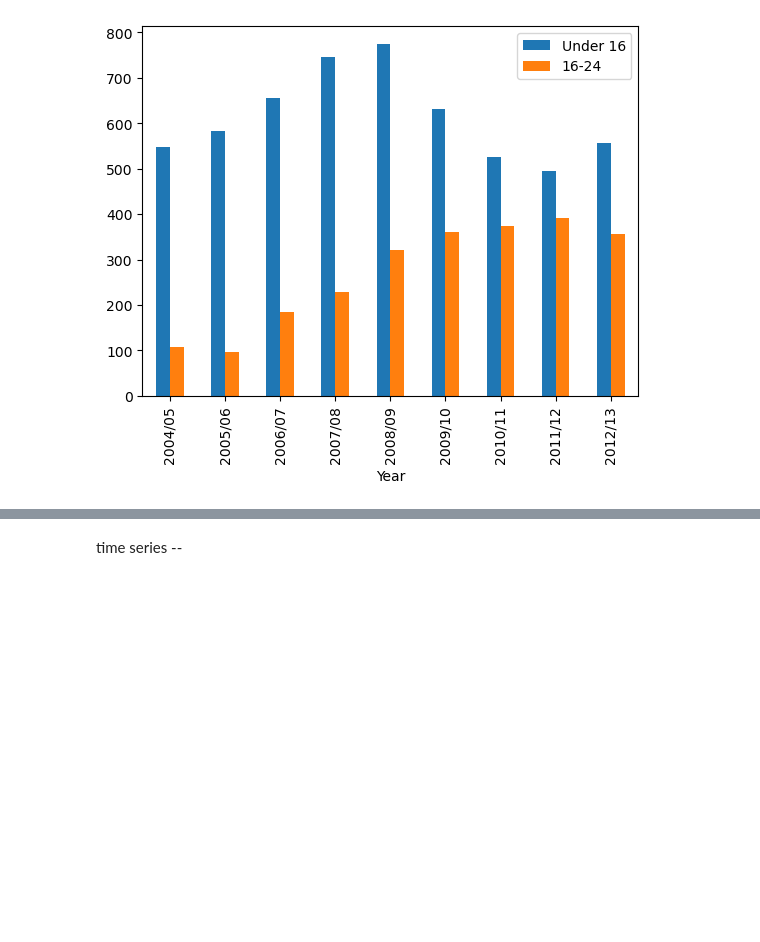
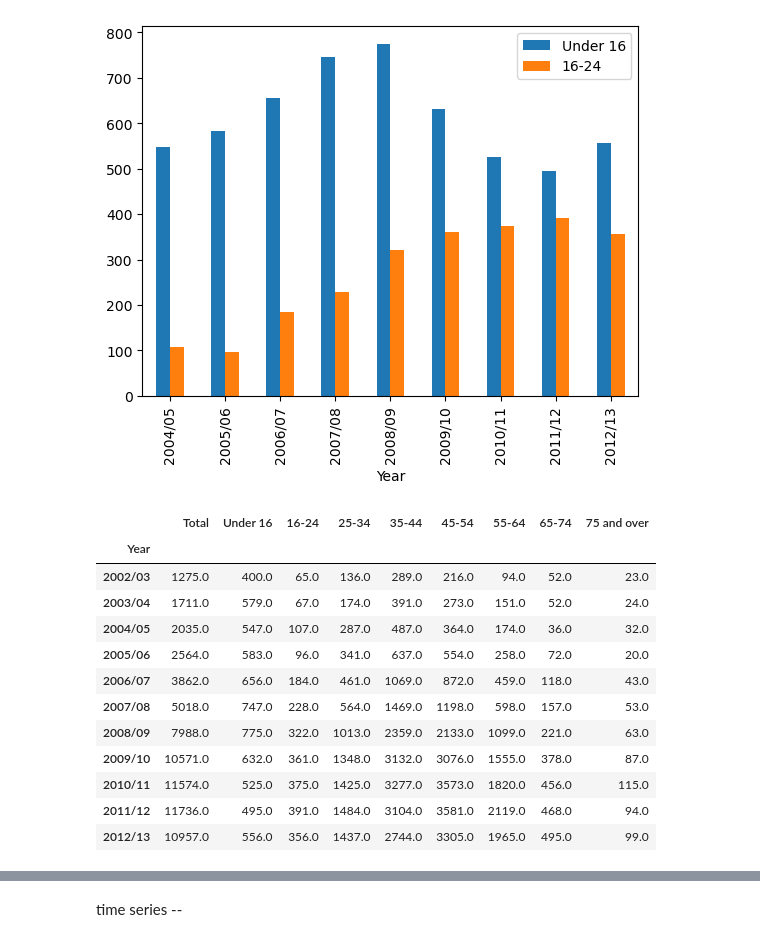
Before and after one commit to jennyaurelia/H8_1033, a Jupyter notebook: sesi6notes.ipynb, the cells around one changed output, grey strips where cells are left out. Cells and saved outputs as stored; diff of their text form; code cells hidden in the pictures; blank space fills up the shorter version.

```diff
--- a/sesi6notes.ipynb
+++ b/sesi6notes.ipynb
@@ -294,0 +297,16 @@ data_obes.loc[data_obes.Total > 2000, ['Under 16','16-24']].plot(kind='bar')
+# %%
+data_obes
+# %% [output]
+|  | Total | Under 16 | 16-24 | 25-34 | 35-44 | 45-54 | 55-64 | 65-74 | 75 and over |
+| Year |  |  |  |  |  |  |  |  |  |
+| 2002/03 | 1275.0 | 400.0 | 65.0 | 136.0 | 289.0 | 216.0 | 94.0 | 52.0 | 23.0 |
+| 2003/04 | 1711.0 | 579.0 | 67.0 | 174.0 | 391.0 | 273.0 | 151.0 | 52.0 | 24.0 |
+| 2004/05 | 2035.0 | 547.0 | 107.0 | 287.0 | 487.0 | 364.0 | 174.0 | 36.0 | 32.0 |
+| 2005/06 | 2564.0 | 583.0 | 96.0 | 341.0 | 637.0 | 554.0 | 258.0 | 72.0 | 20.0 |
+| 2006/07 | 3862.0 | 656.0 | 184.0 | 461.0 | 1069.0 | 872.0 | 459.0 | 118.0 | 43.0 |
+| 2007/08 | 5018.0 | 747.0 | 228.0 | 564.0 | 1469.0 | 1198.0 | 598.0 | 157.0 | 53.0 |
+| 2008/09 | 7988.0 | 775.0 | 322.0 | 1013.0 | 2359.0 | 2133.0 | 1099.0 | 221.0 | 63.0 |
+| 2009/10 | 10571.0 | 632.0 | 361.0 | 1348.0 | 3132.0 | 3076.0 | 1555.0 | 378.0 | 87.0 |
+| 2010/11 | 11574.0 | 525.0 | 375.0 | 1425.0 | 3277.0 | 3573.0 | 1820.0 | 456.0 | 115.0 |
+| 2011/12 | 11736.0 | 495.0 | 391.0 | 1484.0 | 3104.0 | 3581.0 | 2119.0 | 468.0 | 94.0 |
+| 2012/13 | 10957.0 | 556.0 | 356.0 | 1437.0 | 2744.0 | 3305.0 | 1965.0 | 495.0 | 99.0 |
```
Also changed, not shown: parts of 27 cells of this notebook.
